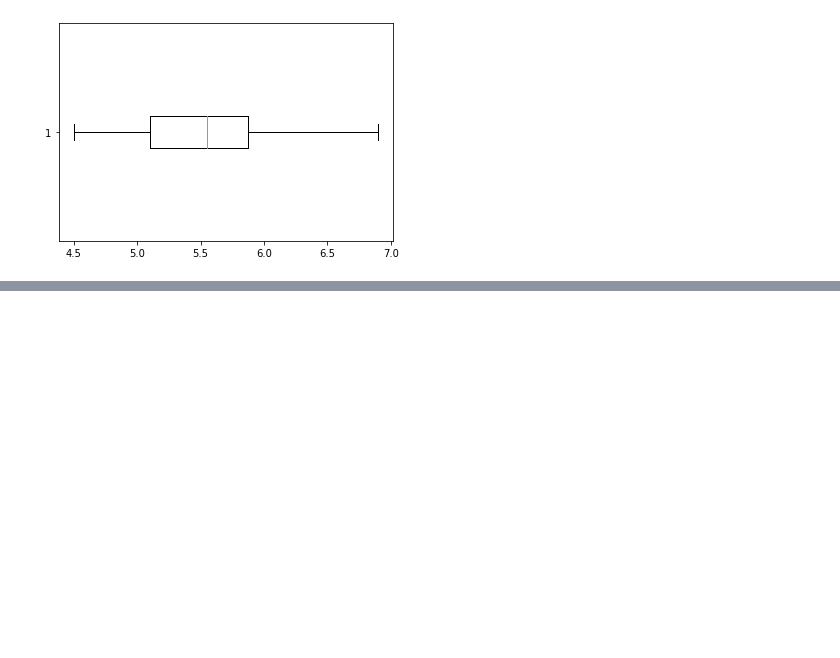
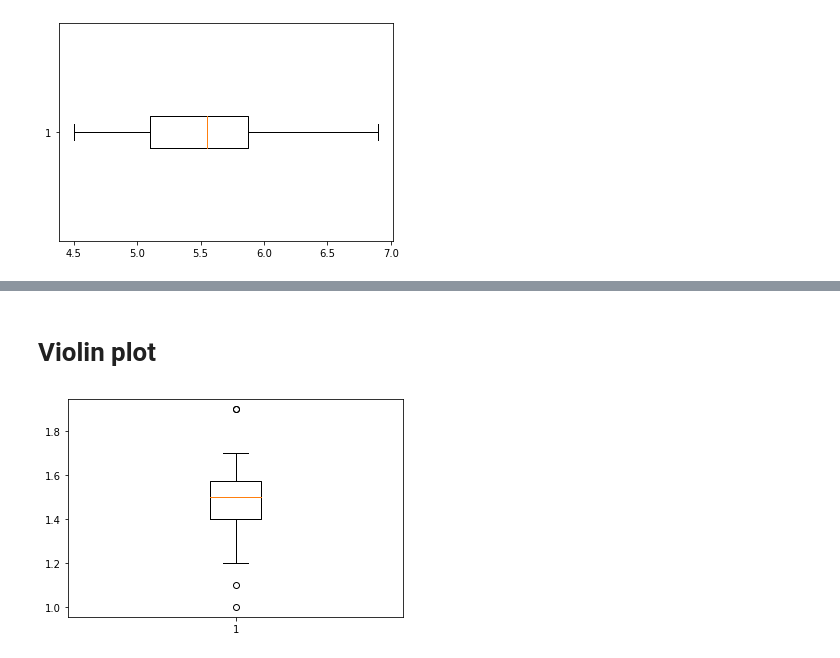
Before and after one commit to kanyaweeud/data_viz_2022, a Jupyter notebook: DataViz02_Data_Distribution.ipynb, the cells around one changed output, grey strips where cells are left out. Drawn from its saved outputs; the diff is of its cells as text; code cells hidden in the pictures; blank space fills up the shorter version.

```diff
--- a/DataViz02_Data_Distribution.ipynb
+++ b/DataViz02_Data_Distribution.ipynb
@@ -334,0 +391,6 @@ verginigabp = plt.boxplot(df2['PetalLength'][100:],vert=False)
+# %% [markdown]
+# **Violin plot**
+# %%
+bb = plt.boxplot(df['PetalLength'][:50])
+# %% [output]
+[figure, added]
```
Also changed, not shown: parts of 14 cells of this notebook.
